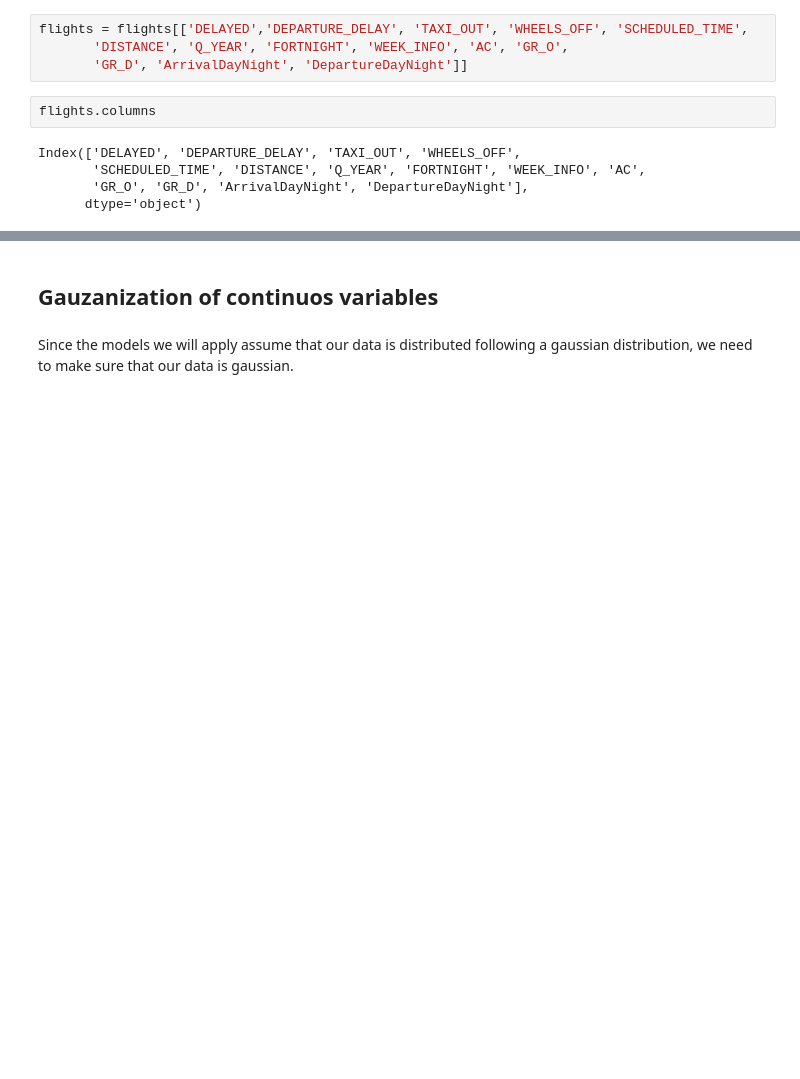
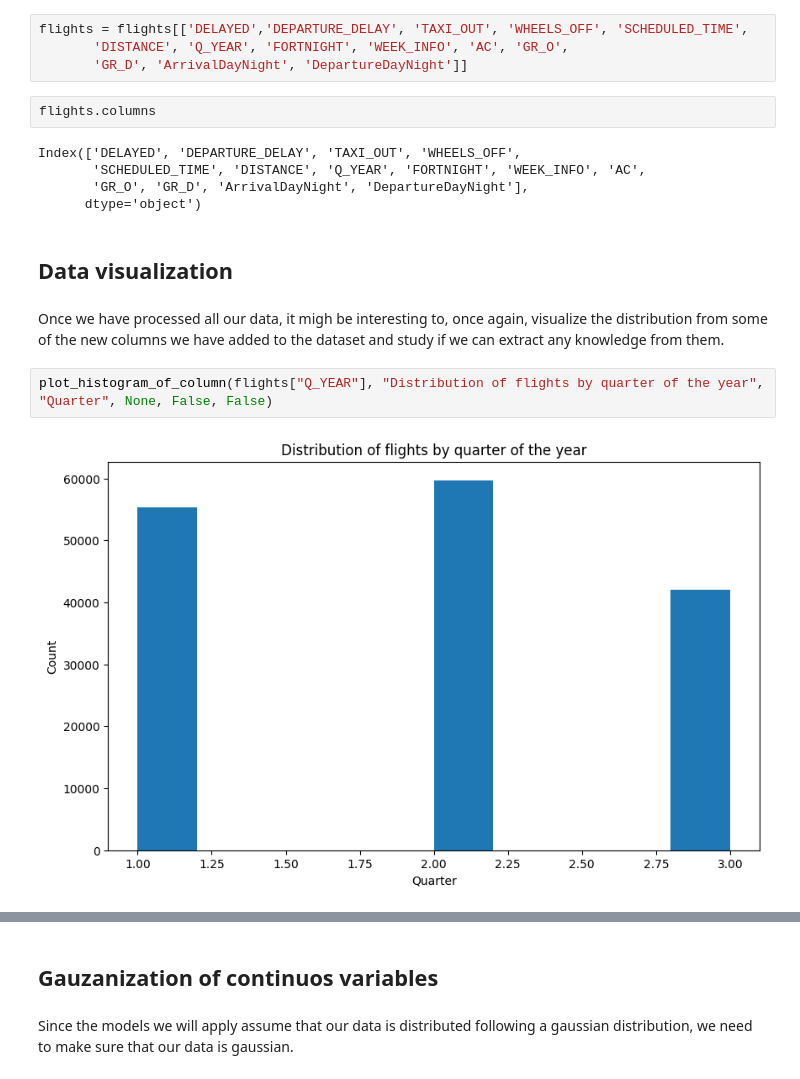
Before and after one commit to marcjaner/AA1_project, a Jupyter notebook: AA1_practica_JanerCamps.ipynb, the cells around one changed output, grey strips where cells are left out. Drawn from its saved outputs; the diff is of its cells as text; blank space fills up the shorter version.

Commit message:
added histograms to new columns

```diff
--- a/AA1_practica_JanerCamps.ipynb
+++ b/AA1_practica_JanerCamps.ipynb
@@ -560,3 +549,11 @@ Index(['DELAYED', 'DEPARTURE_DELAY', 'TAXI_OUT', 'WHEELS_OFF',
        'SCHEDULED_TIME', 'DISTANCE', 'Q_YEAR', 'FORTNIGHT', 'WEEK_INFO', 'AC',
        'GR_O', 'GR_D', 'ArrivalDayNight', 'DepartureDayNight'],
       dtype='object')
+# %% [markdown]
+## Data visualization
+# %% [markdown]
+Once we have processed all our data, it migh be interesting to, once again, visualize the distribution from some of the new columns we have added to the dataset and study if we can extract any knowledge from them.
+# %%
+plot_histogram_of_column(flights["Q_YEAR"], "Distribution of flights by quarter of the year", "Quarter", None, False, False)
+# %% [output]
+[figure, added]
```
Also changed, not shown: parts of 13 cells of this notebook.
